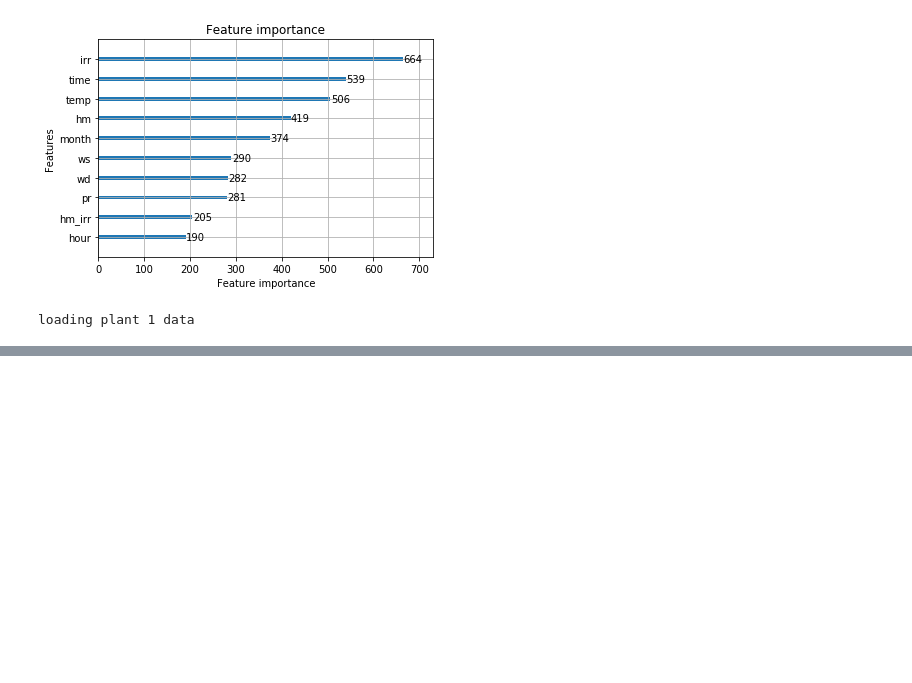
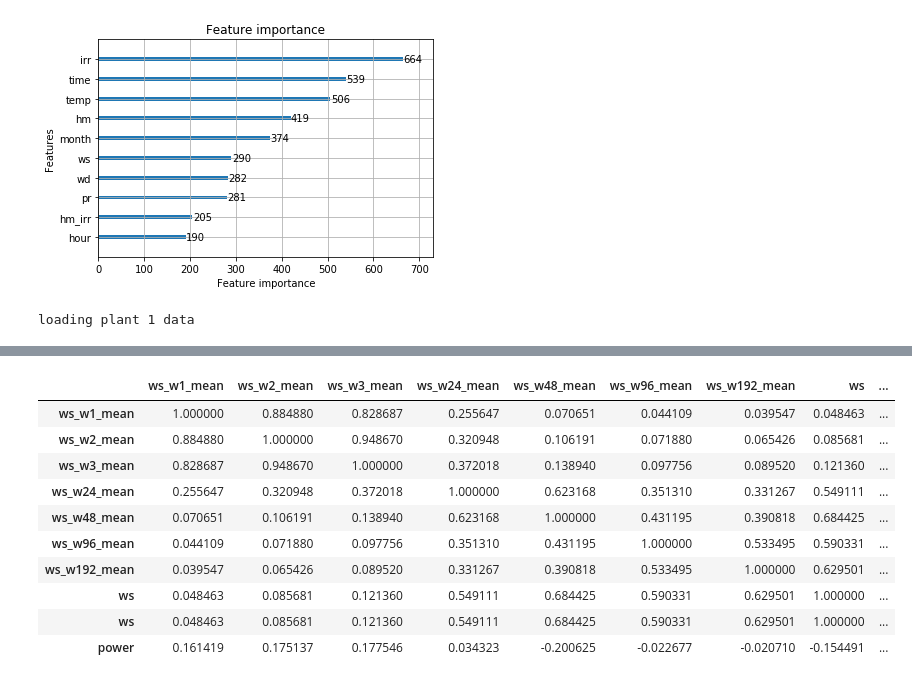
Before and after one commit to EvilPsyCHo/competition, a Jupyter notebook: gngf/notebook/EDA 特征工程.ipynb, the cells around one changed output, grey strips where cells are left out. Drawn from its saved outputs; the diff is of its cells as text; code cells hidden in the pictures; blank space fills up the shorter version.

```diff
--- a/gngf/notebook/EDA 特征工程.ipynb
+++ b/gngf/notebook/EDA 特征工程.ipynb
@@ -447,0 +451,5 @@ loading plant 1 data
+# %%
+x, f = rolling_mean(['hm', 'irr'], range(4, 7), data)
+
+pd.concat([pd.DataFrame(x, columns=f),
+           data[['hm', 'irr', 'power']].reset_index(drop=True)], axis=1).corr()
@@ -447,0 +467,13 @@ loading plant 1 data
+# %%
+def lag(fields, windows, data):
+    ret = []
+    feature = []
+    for field in fields:
+        for w in windows:
+            ret.append(data[field].shift(w))
+            feature.append(f'{field}_w{w}_mean')
+    return np.stack(ret, axis=1), feature
+# %%
+x, f = lag(['temp'], [1,2,3, 24, 48, 96 , 192], data)
+pd.concat([pd.DataFrame(x, columns=f),
+           data[['temp', 'irr', 'power']].reset_index(drop=True)], axis=1).corr()
@@ -447,0 +492,25 @@ loading plant 1 data
+# %%
+def lag(fields, windows, data):
+    ret = []
+    feature = []
+    for field in fields:
+        for w in windows:
+            ret.append(data[field] - data[field].shift(w))
+            feature.append(f'{field}_w{w}_mean')
+    return np.stack(ret, axis=1), feature
+# %%
+x, f = lag(['ws'], [1,2,3, 24, 48, 96 , 192], data)
+pd.concat([pd.DataFrame(x, columns=f),
+           data[['ws', 'ws', 'power']].reset_index(drop=True)], axis=1).corr()
+# %% [output]
+|  | ws_w1_mean | ws_w2_mean | ws_w3_mean | ws_w24_mean | ws_w48_mean | ws_w96_mean | ws_w192_mean | ws | ... |
+| ws_w1_mean | 1.000000 | 0.884880 | 0.828687 | 0.255647 | 0.070651 | 0.044109 | 0.039547 | 0.048463 | ... |
+| ws_w2_mean | 0.884880 | 1.000000 | 0.948670 | 0.320948 | 0.106191 | 0.071880 | 0.065426 | 0.085681 | ... |
+| ws_w3_mean | 0.828687 | 0.948670 | 1.000000 | 0.372018 | 0.138940 | 0.097756 | 0.089520 | 0.121360 | ... |
+| ws_w24_mean | 0.255647 | 0.320948 | 0.372018 | 1.000000 | 0.623168 | 0.351310 | 0.331267 | 0.549111 | ... |
+| ws_w48_mean | 0.070651 | 0.106191 | 0.138940 | 0.623168 | 1.000000 | 0.431195 | 0.390818 | 0.684425 | ... |
+| ws_w96_mean | 0.044109 | 0.071880 | 0.097756 | 0.351310 | 0.431195 | 1.000000 | 0.533495 | 0.590331 | ... |
+| ws_w192_mean | 0.039547 | 0.065426 | 0.089520 | 0.331267 | 0.390818 | 0.533495 | 1.000000 | 0.629501 | ... |
+| ws | 0.048463 | 0.085681 | 0.121360 | 0.549111 | 0.684425 | 0.590331 | 0.629501 | 1.000000 | ... |
+| ws | 0.048463 | 0.085681 | 0.121360 | 0.549111 | 0.684425 | 0.590331 | 0.629501 | 1.000000 | ... |
+| power | 0.161419 | 0.175137 | 0.177546 | 0.034323 | -0.200625 | -0.022677 | -0.020710 | -0.154491 | ... |
```
Also changed, not shown: parts of 9 cells of this notebook, 7 other files.
